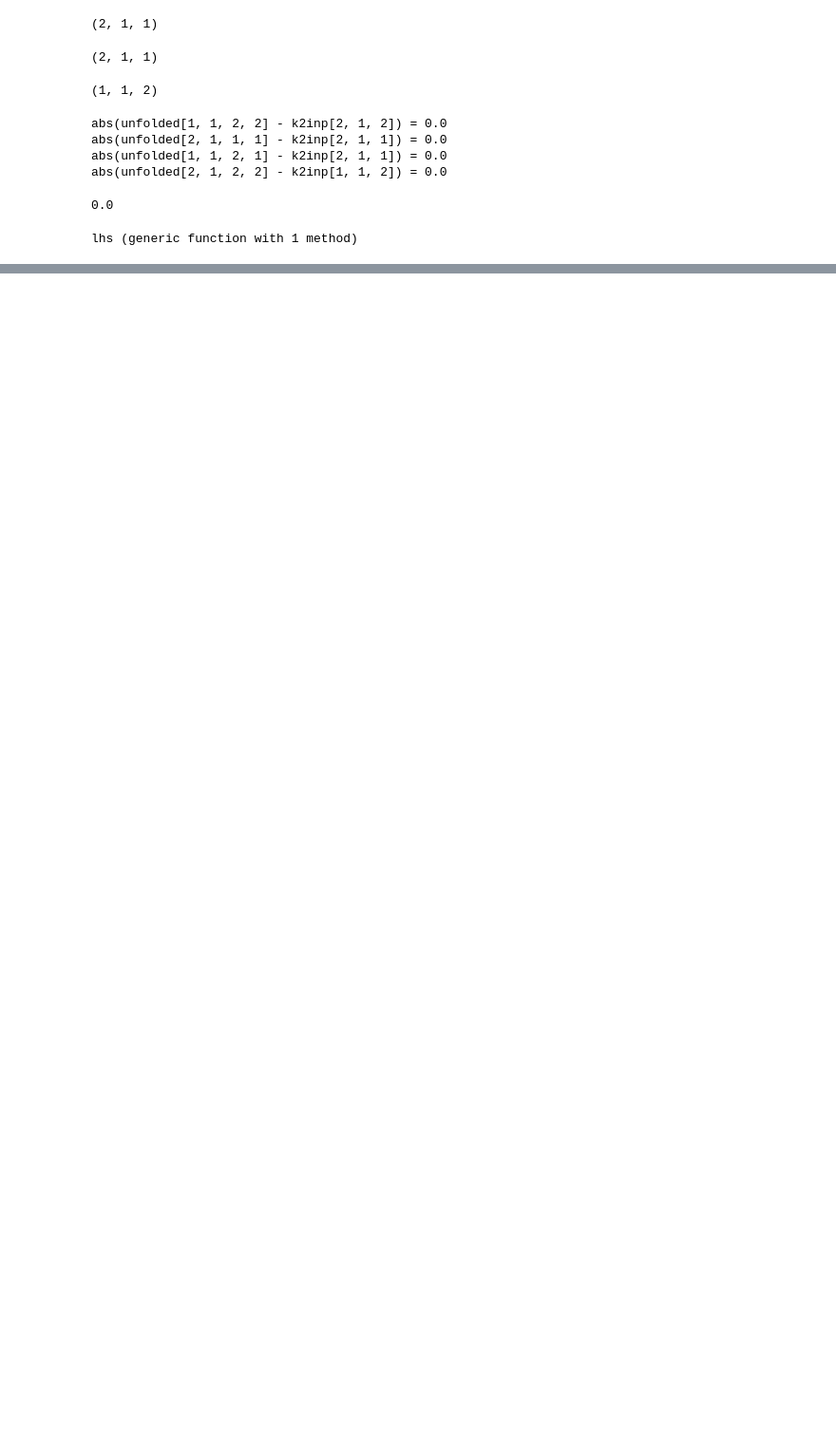
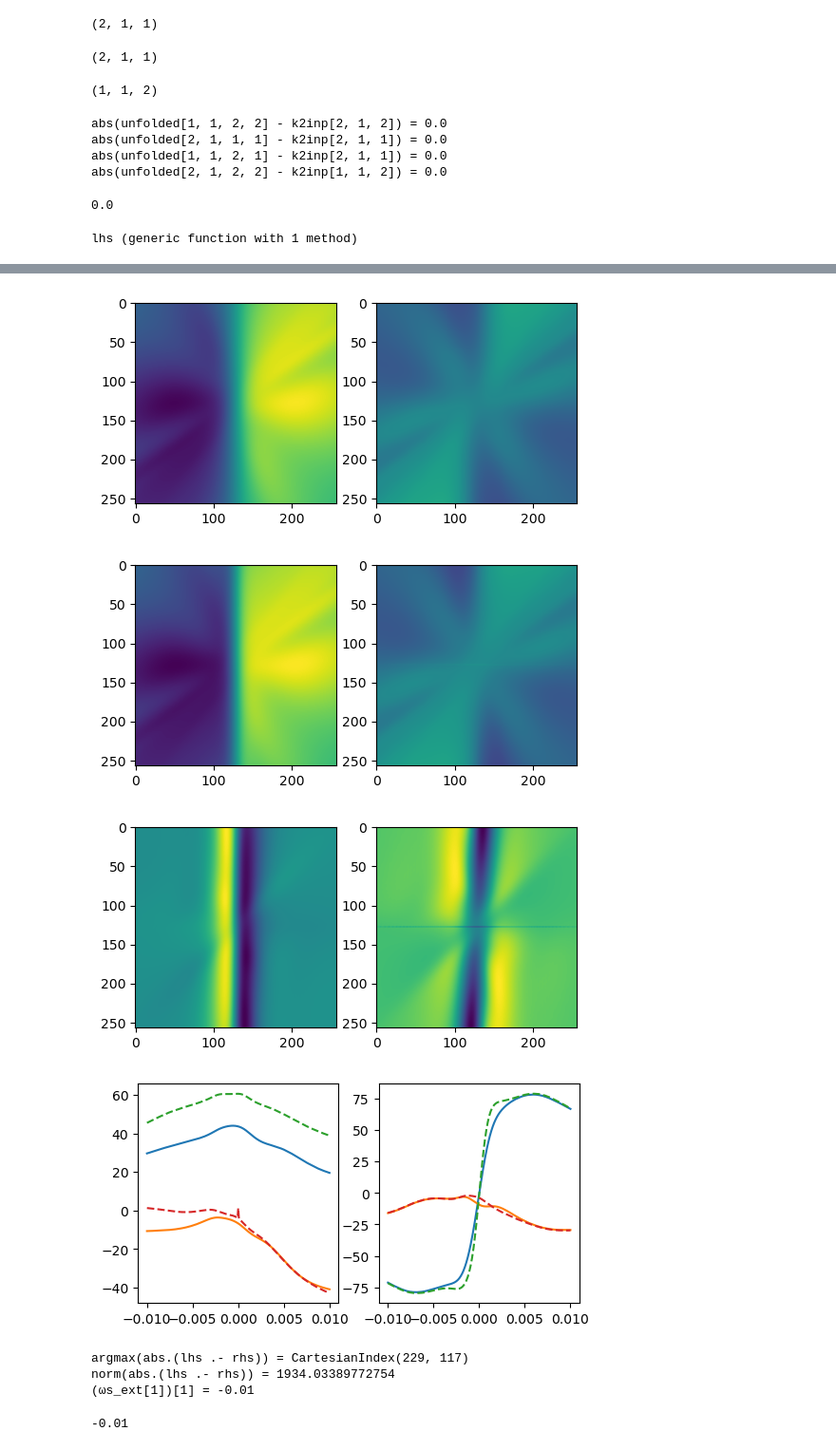
Before and after one commit to MFrankenbach/TCI4Keldysh, a Jupyter notebook: scripts/K2FDTs.ipynb, the cells around one changed output, grey strips where cells are left out. Shown at 95% size. Drawn from its saved outputs; the diff is of its cells as text; code cells hidden in the pictures; blank space fills up the shorter version.

```diff
--- a/scripts/K2FDTs.ipynb
+++ b/scripts/K2FDTs.ipynb
@@ -197,0 +303,11 @@ rhs (generic function with 1 method)
+# %%
+PSFpath = joinpath(TCI4Keldysh.datadir(), "SIAM_u=0.50/PSF_nz=4_conn_zavg/")
+base_path = "SIAM_u=0.50"
+channel = "pQFT"
+prime = false
+flavor_idx = 2
+(γ, sigmak) = TCI4Keldysh.read_broadening_params(base_path; channel=channel)
+broadening_kwargs = TCI4Keldysh.read_broadening_settings(joinpath(TCI4Keldysh.datadir(), base_path); channel=channel)
+broadening_kwargs[:estep] = 50
+broadening_kwargs[:emin] = 2.5e-5
+broadening_kwargs[:emax] = 30.0;
@@ -197,0 +438,55 @@ rhs (generic function with 1 method)
+# %%
+ij = (1,2)
+lhs = Gval[:,:, ntuple(k -> k in ij ? 2 : 1, 3)...]
+rhs = zeros(ComplexF64, size(lhs))
+for m in axes(rhs,1)
+    for n in axes(rhs,2)
+        rhs[m,n] = eval_3pt_FDT(G, T, ij, m, n)
+    end
+end
+# %%
+# heatmaps
+fig, axs = subplots(1,2; figsize=(6,3))
+vmax = maximum(abs.(lhs))
+vmin = -vmax
+axs[0].imshow(real.(lhs); vmin=vmin, vmax=vmax)
+axs[1].imshow(imag.(lhs); vmin=vmin, vmax=vmax)
+display(fig)
+
+fig, axs = subplots(1,2; figsize=(6,3))
+axs[0].imshow(real.(rhs); vmin=vmin, vmax=vmax)
+axs[1].imshow(imag.(rhs); vmin=vmin, vmax=vmax)
+display(fig)
+
+fig, axs = subplots(1,2; figsize=(6,3))
+diff = lhs.-rhs
+axs[0].imshow(real.(diff))
+axs[1].imshow(imag.(diff))
+display(fig)
+
+
+# cuts
+fig, axs = subplots(1,2; figsize=(6,3))
+idx = 142
+axs[0].plot(ωs_ext[1], real.(lhs[:,idx]))
+axs[0].plot(ωs_ext[1], imag.(lhs[:,idx]))
+axs[0].plot(ωs_ext[1], real.(rhs[:,idx]); linestyle="--")
+axs[0].plot(ωs_ext[1], imag.(rhs[:,idx]); linestyle="--")
+axs[1].plot(ωs_ext[2], real.(lhs[idx,:]))
+axs[1].plot(ωs_ext[2], imag.(lhs[idx,:]))
+axs[1].plot(ωs_ext[2], real.(rhs[idx,:]); linestyle="--")
+axs[1].plot(ωs_ext[2], imag.(rhs[idx,:]); linestyle="--")
+display(fig)
+
+@show argmax(abs.(lhs .- rhs))
+@show norm(abs.(lhs .- rhs))
+@show ωs_ext[1][1]
+# %% [output]
+[figure, added]
+[figure, added]
+[figure, added]
+[figure, added]
+argmax(abs.(lhs .- rhs)) = CartesianIndex(229, 117)
+norm(abs.(lhs .- rhs)) = 1934.03389772754
+(ωs_ext[1])[1] = -0.01
+-0.01
```
Also changed, not shown: parts of 16 cells of this notebook.
